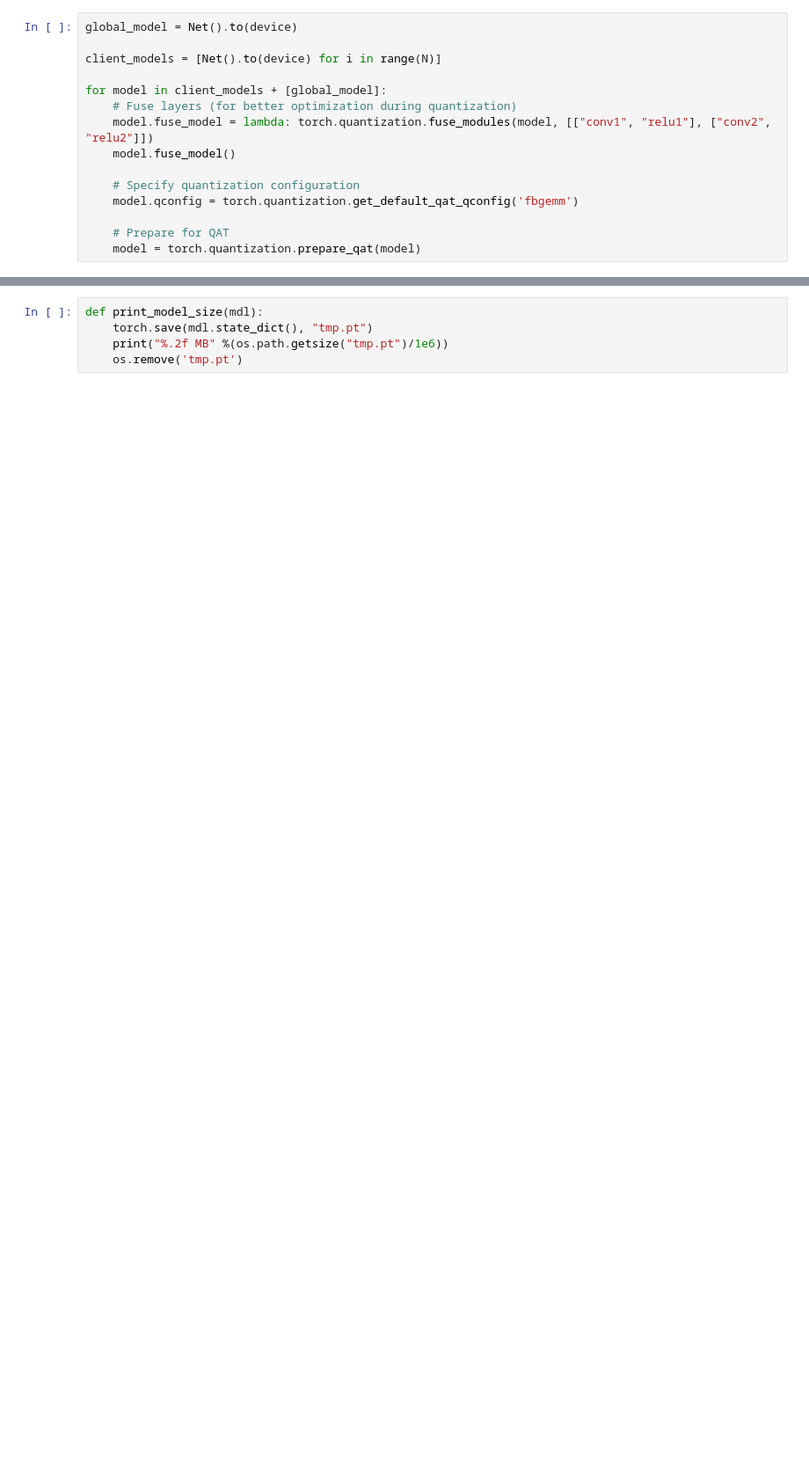
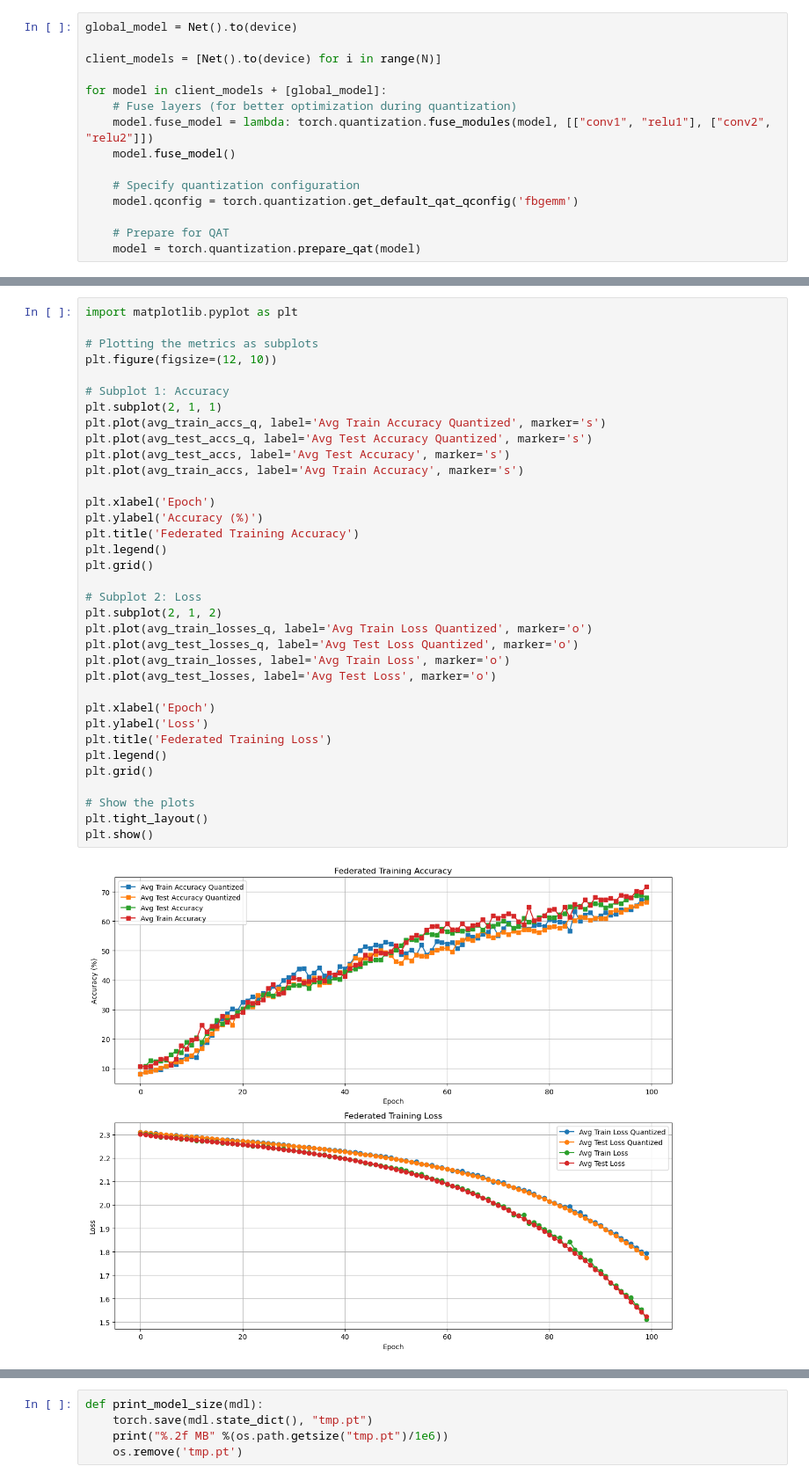
Before and after one commit to abdulmomen-ghalkha/FL_plus_Quantization, a Jupyter notebook: main.ipynb, the cells around one changed output, grey strips where cells are left out. Shown at 88% size. Drawn from its saved outputs; the diff is of its cells as text; blank space fills up the shorter version.

```diff
--- a/main.ipynb
+++ b/main.ipynb
@@ -208 +459,38 @@ print(f"Accuracy of the quantized model on the test set: {100 * correct / total:
+# %%
+import matplotlib.pyplot as plt
+
+# Plotting the metrics as subplots
+plt.figure(figsize=(12, 10))
+
+# Subplot 1: Accuracy
+plt.subplot(2, 1, 1)
+plt.plot(avg_train_accs_q, label='Avg Train Accuracy Quantized', marker='s')
+plt.plot(avg_test_accs_q, label='Avg Test Accuracy Quantized', marker='s')
+plt.plot(avg_test_accs, label='Avg Test Accuracy', marker='s')
+plt.plot(avg_train_accs, label='Avg Train Accuracy', marker='s')
+
+plt.xlabel('Epoch')
+plt.ylabel('Accuracy (%)')
+plt.title('Federated Training Accuracy')
+plt.legend()
+plt.grid()
+
+# Subplot 2: Loss
+plt.subplot(2, 1, 2)
+plt.plot(avg_train_losses_q, label='Avg Train Loss Quantized', marker='o')
+plt.plot(avg_test_losses_q, label='Avg Test Loss Quantized', marker='o')
+plt.plot(avg_train_losses, label='Avg Train Loss', marker='o')
+plt.plot(avg_test_losses, label='Avg Test Loss', marker='o')
+
+plt.xlabel('Epoch')
+plt.ylabel('Loss')
+plt.title('Federated Training Loss')
+plt.legend()
+plt.grid()
+
+# Show the plots
+plt.tight_layout()
+plt.show()
+# %% [output]
+[figure, added]
 # %%
```
Also changed, not shown: parts of 14 cells of this notebook.
